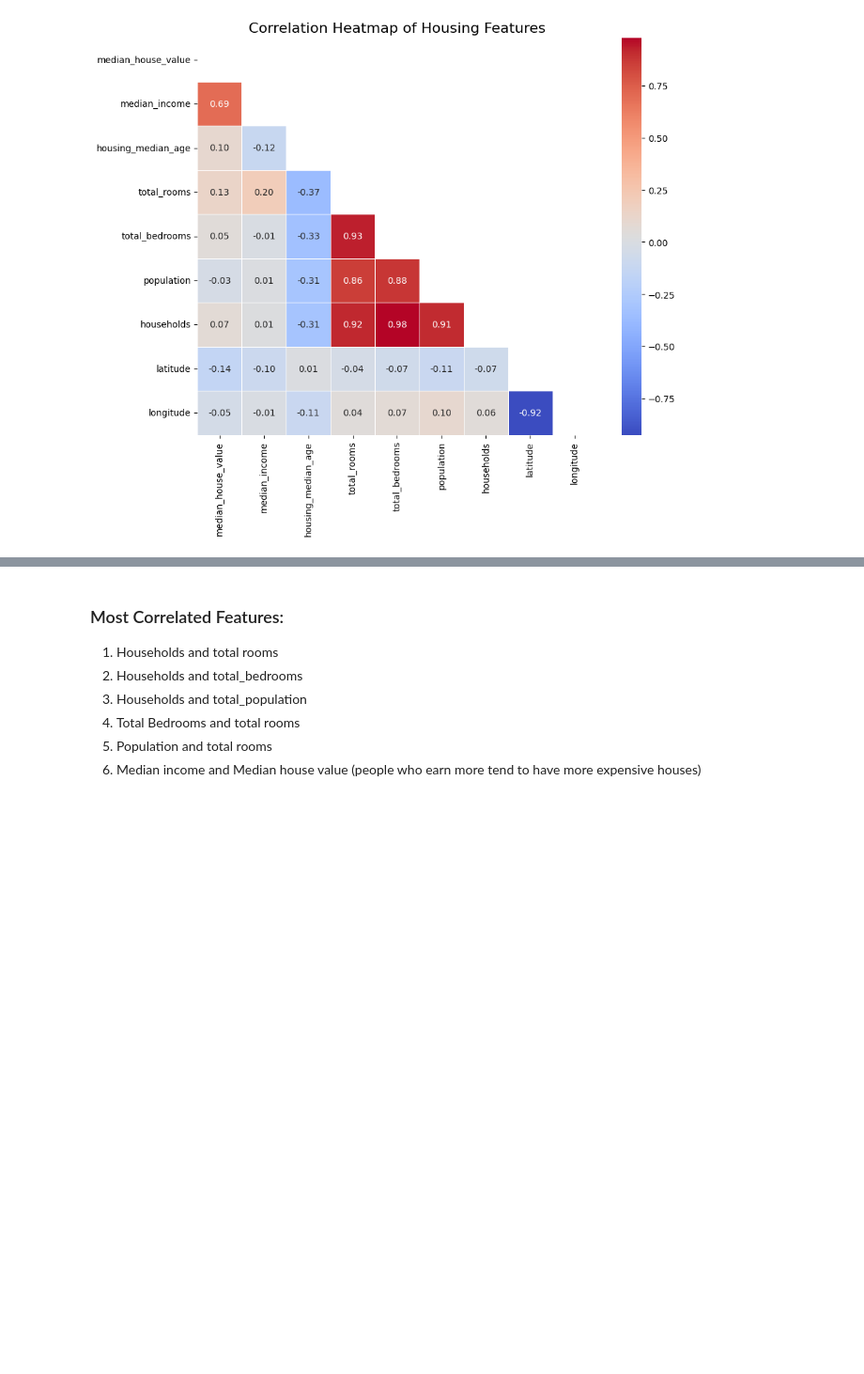
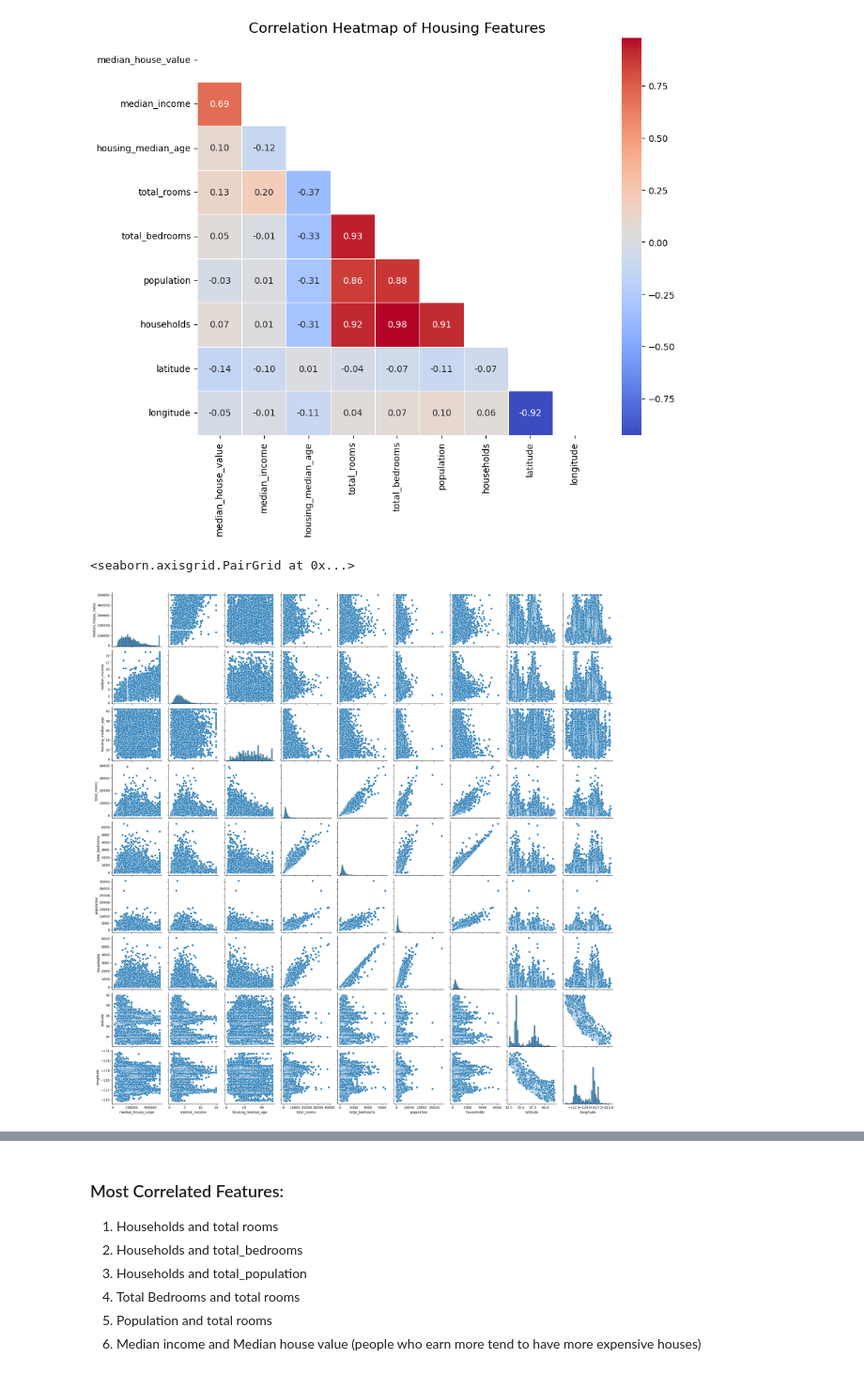
Before and after one commit to Sanjana-Muppasani/CV_coursework1, a Jupyter notebook: CSC3831_Coursework_P1.ipynb, the cells around one changed output, grey strips where cells are left out. Shown at 94% size. Saved outputs shown, nothing was run; the diff lists cells and outputs as text; code cells hidden in the pictures; blank space fills up the shorter version.

Commit message:
ADD pairplot, geo-spatial maps and extended analyses

```diff
--- a/CSC3831_Coursework_P1.ipynb
+++ b/CSC3831_Coursework_P1.ipynb
@@ -103,3 +103,8 @@ plt.title('Correlation Heatmap of Housing Features', fontsize=16)
 plt.show()
 # %% [output]
 [figure]
+# %%
+sns.pairplot(houses_corrupted)
+# %% [output]
+<seaborn.axisgrid.PairGrid at 0x...>
+[figure, added]
```
Also changed, not shown: parts of 9 cells of this notebook.
